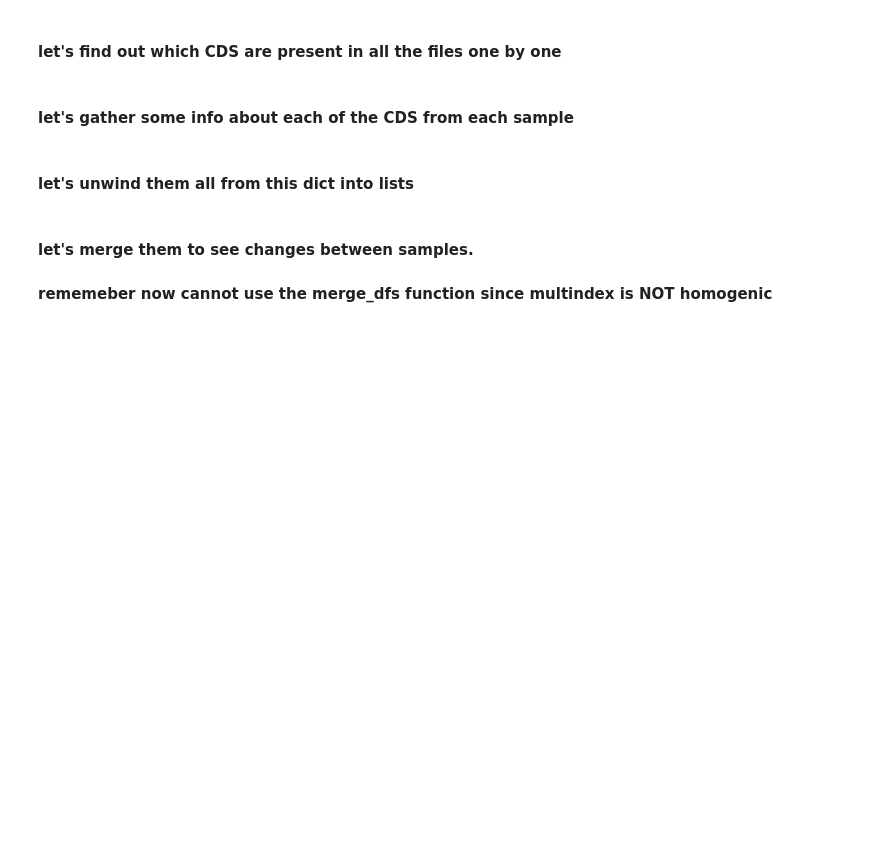
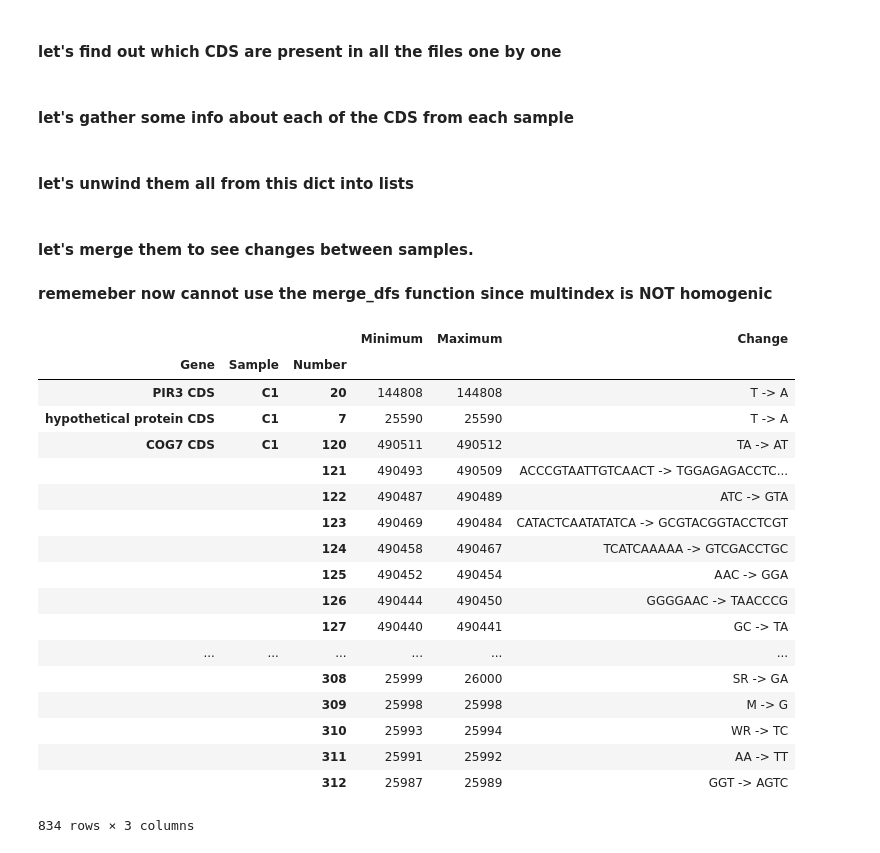
Before and after one commit to dizak/SNP_sheets_merge, a Jupyter notebook: SNPs-sheets_merge.ipynb, the cells around one changed output. Drawn from its saved outputs; the diff is of its cells as text; code cells hidden in the pictures; blank space fills up the shorter version.

```diff
--- a/SNPs-sheets_merge.ipynb
+++ b/SNPs-sheets_merge.ipynb
@@ -240,14 +240,36 @@ C3_dfs = [strain_gene_day_N3_dfs[i] for i in strain_gene_day_N3_dfs.keys()]
 #### let's merge them to see changes between samples.
 #### rememeber now cannot use the merge_dfs function since multindex is NOT homogenic
 # %%
-C1_df = reduce(lambda df1, df2: pd.concat([df1, df2]),
-                C1_dfs)
+N1_df = reduce(lambda df1, df2: pd.concat([df1, df2]),
+                N1_dfs)
 # %%
-C2_df = reduce(lambda df1, df2: pd.concat([df1, df2]),
-               C2_dfs)
+N2_df = reduce(lambda df1, df2: pd.concat([df1, df2]),
+               N2_dfs)
 # %%
-C3_df = reduce(lambda df1, df2: pd.concat([df1, df2]),
-               C3_dfs)
+N3_df = reduce(lambda df1, df2: pd.concat([df1, df2]),
+               N3_dfs)
 # %%
-C1_C2_C3_df = reduce(lambda df1, df2: pd.concat([df1, df2]),
-                     [C1_df, C2_df, C3_df])
+N1_N2_N3_df = reduce(lambda df1, df2: pd.concat([df1, df2]),
+                     [N1_df, N2_df, N3_df])
+# %%
+N1_N2_N3_df
+# %% [output]
+|  |  |  | Minimum | Maximum | Change |
+| Gene | Sample | Number |  |  |  |
+| PIR3 CDS | C1 | 20 | 144808 | 144808 | T -> A |
+| hypothetical protein CDS | C1 | 7 | 25590 | 25590 | T -> A |
+| COG7 CDS | C1 | 120 | 490511 | 490512 | TA -> AT |
+|  |  | 121 | 490493 | 490509 | ACCCGTAATTGTCAACT -> TGGAGAGACCTC... |
+|  |  | 122 | 490487 | 490489 | ATC -> GTA |
+|  |  | 123 | 490469 | 490484 | CATACTCAATATATCA -> GCGTACGGTACCTCGT |
+|  |  | 124 | 490458 | 490467 | TCATCAAAAA -> GTCGACCTGC |
+|  |  | 125 | 490452 | 490454 | AAC -> GGA |
+|  |  | 126 | 490444 | 490450 | GGGGAAC -> TAACCCG |
+|  |  | 127 | 490440 | 490441 | GC -> TA |
+| ... | ... | ... | ... | ... | ... |
+|  |  | 308 | 25999 | 26000 | SR -> GA |
+|  |  | 309 | 25998 | 25998 | M -> G |
+|  |  | 310 | 25993 | 25994 | WR -> TC |
+|  |  | 311 | 25991 | 25992 | AA -> TT |
+|  |  | 312 | 25987 | 25989 | GGT -> AGTC |
+834 rows × 3 columns
```
Also changed, not shown: parts of 1 cell of this notebook.
